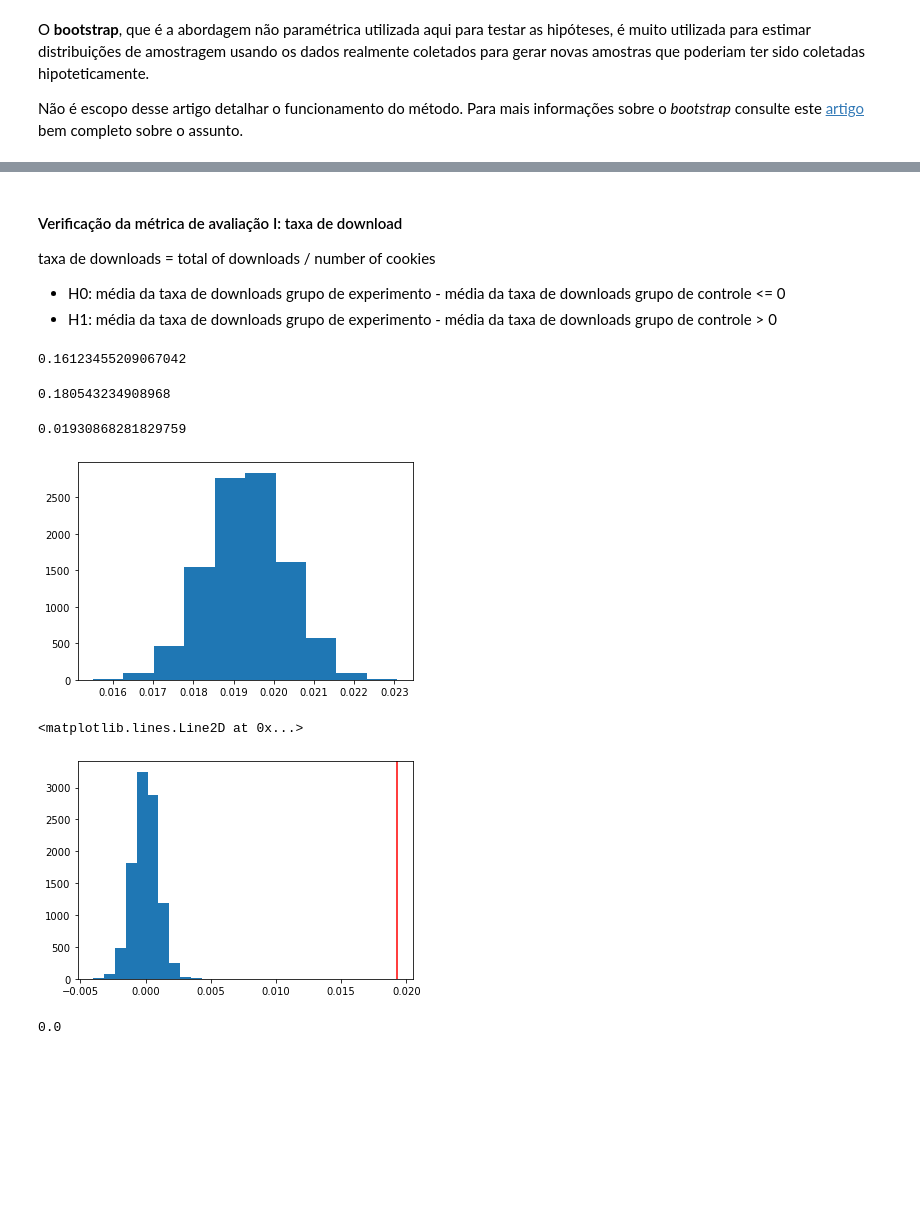
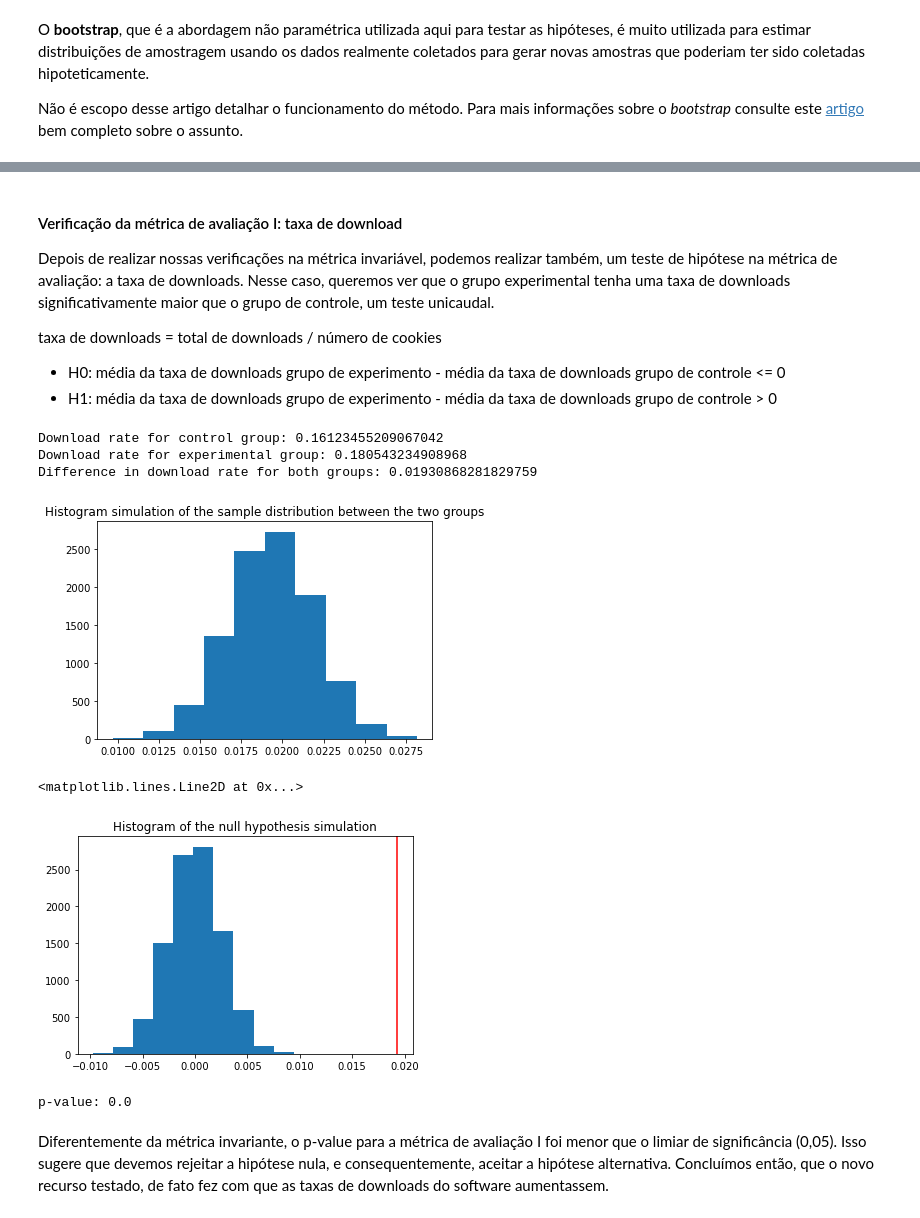
Before and after one commit to vitorbeltrao/A-B-test, a Jupyter notebook: AB_test.ipynb, the cells around one changed output, grey strips where cells are left out. Saved outputs shown, nothing was run; the diff lists cells and outputs as text; code cells hidden in the pictures; blank space fills up the shorter version.

```diff
--- a/AB_test.ipynb
+++ b/AB_test.ipynb
@@ -164,7 +166,7 @@ Meu conselho, se você tiver tempo, utilize mais de uma abordagem e compare. É
 diffs = []
 
 for i in range(10000):
-    bootstrap = df.sample(n=200, replace=True)
+    bootstrap = df.sample(n=df.shape[0], replace=True)
     bootstrap_mean_control_cookies = np.mean(bootstrap['Control Cookies'])
     bootstrap_mean_exp_cookies = np.mean(bootstrap['Experiment Cookies'])
     diffs.append(bootstrap_mean_exp_cookies - bootstrap_mean_control_cookies)
@@ -198,56 +214,60 @@ p-value: 0.0
 # %% [markdown]
 #### Verificação da métrica de avaliação I: taxa de download
 
-taxa de downloads = total of downloads / number of cookies
+Depois de realizar nossas verificações na métrica invariável, podemos realizar também, um teste de hipótese na métrica de avaliação: a taxa de downloads. Nesse caso, queremos ver que o grupo experimental tenha uma taxa de downloads significativamente maior que o grupo de controle, um teste unicaudal.
+
+taxa de downloads = total de downloads / número de cookies
 
 * H0: média da taxa de downloads grupo de experimento - média da taxa de downloads grupo de controle <= 0
 * H1: média da taxa de downloads grupo de experimento - média da taxa de downloads grupo de controle > 0
 # %%
 # first let's see the data from control part
 control_download_rate = np.sum(df['Control Downloads']) / np.sum(df['Control Cookies'])
-print(control_download_rate)
+print('Download rate for control group:', control_download_rate)
+
+# now let's see the data from experiment part
+exp_download_rate = np.sum(df['Experiment Downloads']) / np.sum(df['Experiment Cookies'])
+print('Download rate for experimental group:', exp_download_rate)
+
+# difference between two groups
+download_rate_diff = exp_download_rate - control_download_rate
+print('Difference in download rate for both groups:', download_rate_diff)
 # %% [output]
-0.16123455209067042
+Download rate for control group: 0.16123455209067042
+Download rate for experimental group: 0.180543234908968
+Difference in download rate for both groups: 0.01930868281829759
-# %%
-# now let's see the data from experiment part
-exp_download_rate = np.sum(df['Experiment Downloads']) / np.sum(df['Experiment Cookies'])
-print(exp_download_rate)
-# %% [output]
-0.180543234908968
-# %%
-# difference between two groups
-download_rate_diff = exp_download_rate - control_download_rate
-print(download_rate_diff)
-# %% [output]
-0.01930868281829759
 # %%
 # Let's bootstrap samples to see differences in proportions
 download_rate_diffs = []
 
 for i in range(10000):
-    bootstrap = df.sample(n=200, replace=True)
+    bootstrap = df.sample(n=df.shape[0], replace=True)
     bootstrap_control_download_rate = np.sum(bootstrap['Control Downloads']) / np.sum(bootstrap['Control Cookies'])
     bootstrap_exp_download_rate = np.sum(bootstrap['Experiment Downloads']) / np.sum(bootstrap['Experiment Cookies'])
     download_rate_diffs.append(bootstrap_exp_download_rate - bootstrap_control_download_rate)
 # %%
 # Lets see the result in a histogram
+plt.title('Histogram simulation of the sample distribution between the two groups')
 plt.hist(download_rate_diffs);
 # %% [output]
-[figure, old version]
+[figure, new version]
 # %%
 # Let's simulate the null hypothesis
 download_null_hypothesis = np.random.normal(loc=0, scale=np.std(download_rate_diffs), size=len(download_rate_diffs))
 
 # Lets see the null hypothesis in a histogram
+plt.title('Histogram of the null hypothesis simulation')
 plt.hist(download_null_hypothesis);
 plt.axvline(x=download_rate_diff, color='red')
 # %% [output]
 <matplotlib.lines.Line2D at 0x...>
-[figure, old version]
+[figure, new version]
 # %%
 # Let's find our pvalue
 pvalue = (download_null_hypothesis > download_rate_diff).mean()
-print(pvalue)
+print('p-value:', pvalue)
 # %% [output]
-0.0
+p-value: 0.0
+# %% [markdown]
+Diferentemente da métrica invariante, o p-value para a métrica de avaliação I foi menor que o limiar de significância (0,05). Isso sugere que devemos rejeitar a hipótese nula, e consequentemente, aceitar a hipótese alternativa. Concluímos então, que o novo recurso testado, de fato fez com que as taxas de downloads do software aumentassem.
 # %% [markdown]
```
Also changed, not shown: parts of 18 cells of this notebook.
